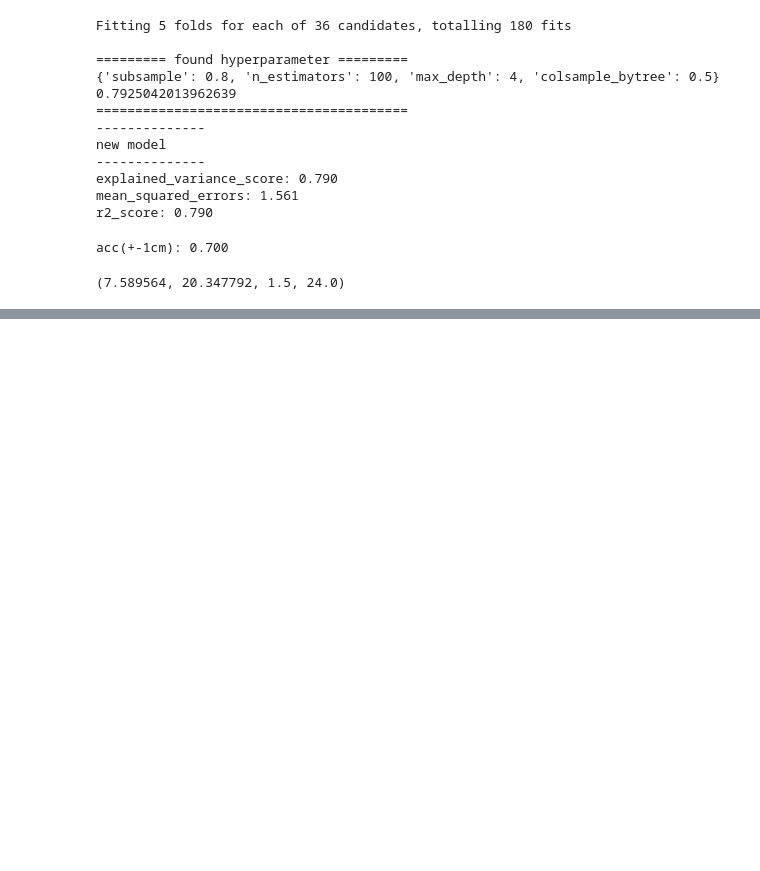
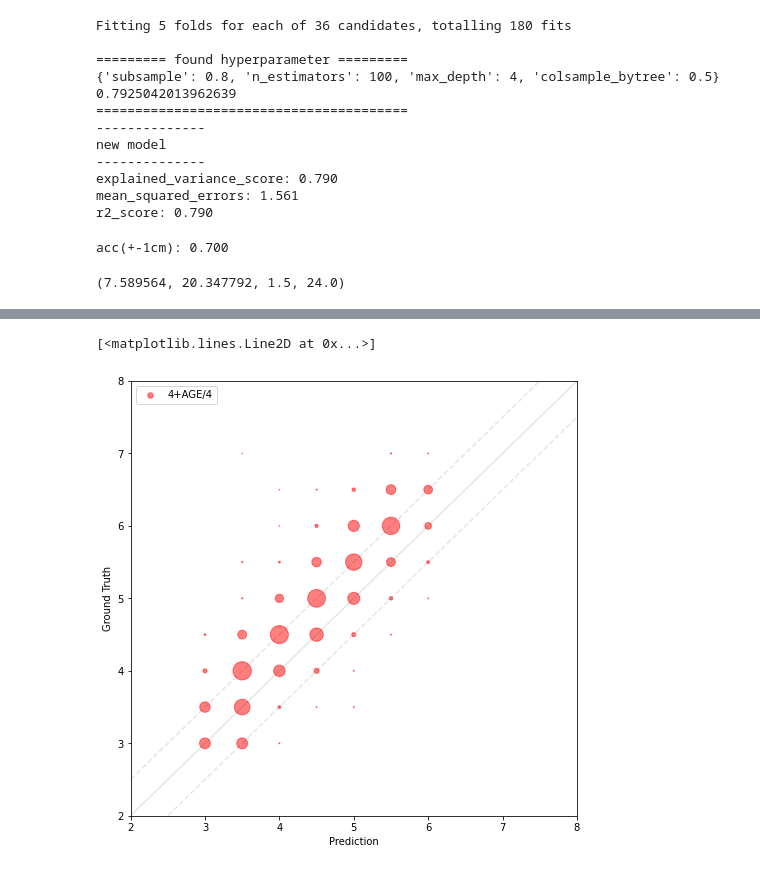
Before and after one commit to Hyeonsik/ETT, a Jupyter notebook: DRAFT.ipynb, the cells around one changed output, grey strips where cells are left out. Saved outputs shown, nothing was run; the diff lists cells and outputs as text; code cells hidden in the pictures; blank space fills up the shorter version.

```diff
--- a/DRAFT.ipynb
+++ b/DRAFT.ipynb
@@ -1365,0 +1451,11 @@ print(f'x_train: {(x_train).shape}, x_test: {x_test.shape}')
+# %%
+import math
+df_cole = pd.DataFrame({'age_cal':x_test[:,0], 'cuffed':x_test[:,4]})
+df_cole['age'] = df_cole['age_cal'].apply(lambda x: math.floor(x))
+
+OLD_VAR = 'old_tube_size'
+df_cole[OLD_VAR] = df_cole['age'].apply(lambda x: math.floor((x / 4 + 4) * 2) / 2 if x >= 2 else (3.5 if x < 1 else 4))
+df_cole[OLD_VAR] = df_cole.apply(lambda x: x[OLD_VAR] - 0.5 if x['cuffed'] else x[OLD_VAR], axis=1)
+
+y_old = df_cole[[OLD_VAR]].values.flatten().astype(float)
+y_test_old = y_old[-ntest:]
@@ -1365,0 +1514,30 @@ print(f'x_train: {(x_train).shape}, x_test: {x_test.shape}')
+# %%
+xvals = []
+yvals = []
+cvals = []
+cvals_old = []
+for x in np.arange(3, 8, 0.5):
+    for y in np.arange(3, 8, 0.5):
+        xvals.append(x)
+        yvals.append(y)
+        #cvals.append(sum((y_pred == x) & (y_test == y)))
+        cvals_old.append(sum((y_test_old == x) & (y_test == y)))
+xvals = np.array(xvals)
+yvals = np.array(yvals)
+#cvals = np.array(cvals) / 2
+cvals_old = np.array(cvals_old) / 2
+
+plt.figure(figsize=(8, 8))
+plt.xlim(2, 8)
+plt.ylim(2, 8)
+plt.scatter(xvals, yvals, c='red', alpha=0.5, s=cvals_old, label='4+AGE/4')
+plt.xlabel('Prediction')
+plt.ylabel('Ground Truth')
+lgnd = plt.legend()
+lgnd.legendHandles[0]._sizes = [30]
+plt.plot([2,8], [2,8], 'k-', alpha=0.1)
+plt.plot([2.5,8], [2,7.5], '--k', alpha=0.1)
+plt.plot([2,7.5], [2.5,8], '--k', alpha=0.1)
+# %% [output]
+[<matplotlib.lines.Line2D at 0x...>]
+[figure, added]
```
Also changed, not shown: parts of 28 cells of this notebook, 5 other files.
